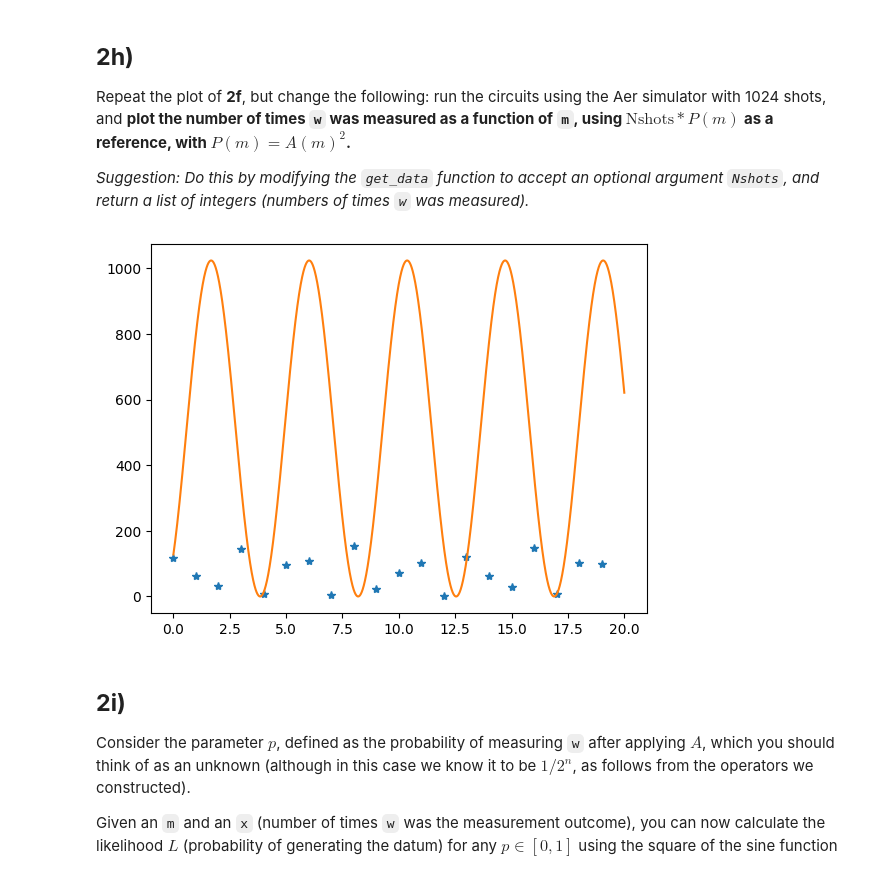
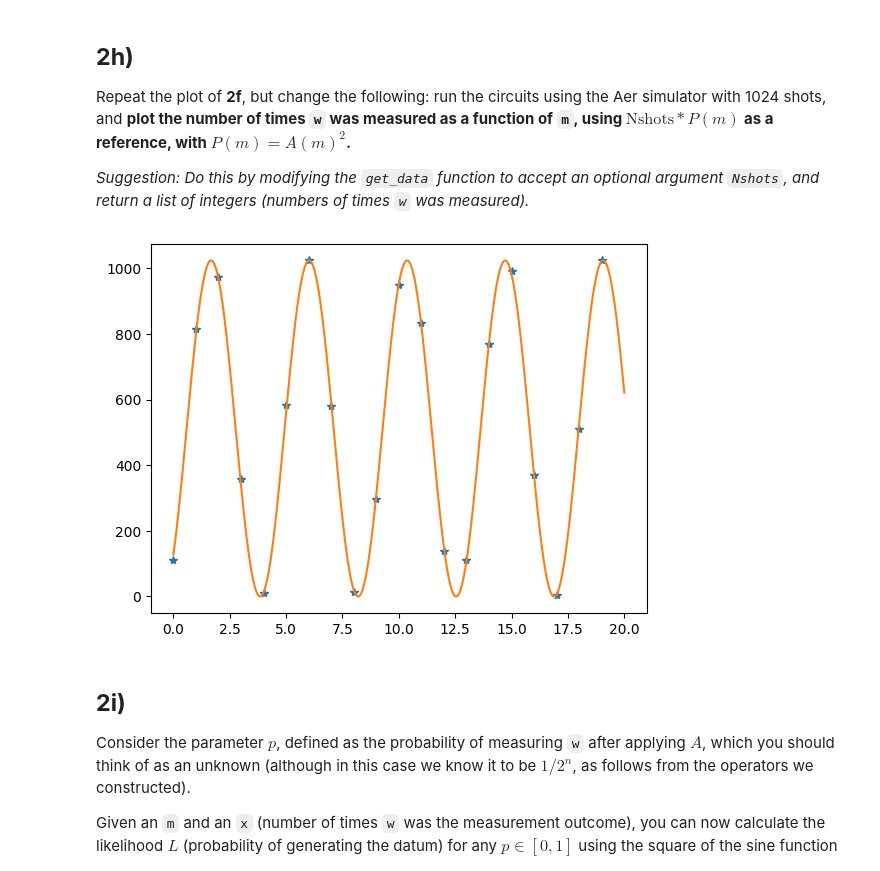
Before and after one commit to ezekielcochran/vtq-hackathon, a Jupyter notebook: qmace.ipynb, the cells around one changed output. Saved outputs shown, nothing was run; the diff lists cells and outputs as text; code cells hidden in the pictures.

```diff
--- a/qmace.ipynb
+++ b/qmace.ipynb
@@ -184,10 +191,10 @@ Consider the state `w='010101...'` (alternating between 0 and 1) for arbitrary l
 # %%
 QUBIT_COUNT = 3
 qc = QuantumCircuit(QUBIT_COUNT, 0)
-qc.x(range(0, QUBIT_COUNT, 2))
+qc.x(range((QUBIT_COUNT + 1)% 2, QUBIT_COUNT, 2))
 cz_gate = qulib.ZGate().control(QUBIT_COUNT - 1)
 qc.append(cz_gate, list(range(QUBIT_COUNT)))
-qc.x(range(0, QUBIT_COUNT, 2))
+qc.x(range((QUBIT_COUNT + 1)% 2, QUBIT_COUNT, 2))
 w_reflection = qi.Operator(qc)
 qc.draw("mpl")
 # %% [output]
@@ -273,57 +297,44 @@ Repeat the plot of **2f**, but change the following: run the circuits using the
 
 _Suggestion: Do this by modifying the `get_data` function to accept an optional argument `Nshots`, and return a list of integers (numbers of times `w` was measured)._
 # %%
-def sequential_reflection(a_gate, oracle_operator, m: int):
-    # Define an operator that applies the oracle (reflects over the 0 state) and then applies A
-    qc = QuantumCircuit(QUBIT_COUNT, 0)
-    qc.append(oracle_operator, range(QUBIT_COUNT))
-    qc.append(a_gate, range(QUBIT_COUNT))
-    oracle_a_operator = qi.Operator(qc)
-
-    result = QuantumCircuit(QUBIT_COUNT, QUBIT_COUNT)
-    result.append(a_gate, range(QUBIT_COUNT))
-    for i in range(m):
-        result.append(oracle_a_operator, range(QUBIT_COUNT))
-    return result
+# We redefine the get_data function, adding measurements and counting samples instead of tracking amplitudes
+w_string = "01" * (QUBIT_COUNT // 2)
+if QUBIT_COUNT % 2 == 1:
+    w_string += "0"
 
 from qiskit_aer import AerSimulator
 backend = AerSimulator()
 
 def get_data(A, oracle, ms, Nshots: int = 1024):
     result = []
     for m in ms:
         qc = sequential_reflection(A, oracle, m)
-        for qbit in range(QUBIT_COUNT):
-            qc.measure(qbit, qbit)
+        for qubit in range(QUBIT_COUNT):
+            qc.measure(qubit, qubit)
         qc_compiled = transpile(qc, backend)
-        job_sim = backend.run(qc_compiled, shots=Nshots)
-        job_result = job_sim.result()
-        counts = job_result.get_counts()
+        job_sim = backend.run(qc_compiled, shots = Nshots)
+        result_sim = job_sim.result()
+        counts = result_sim.get_counts(qc_compiled)
         try:
-            result.append(counts['010'])
+            result.append(counts[w_string])
         except KeyError:
             result.append(0)
+
     return result
 
 m_values = list(range(20))
 amplitude_values = get_data(a_gate, w_reflection, m_values)
-amplitude_values_old = get_data_old(a_gate, w_reflection, m_values)
 
 import matplotlib.pyplot as plt
 import numpy as np
 plt.plot(m_values, np.real(amplitude_values), "*")
 
-# Add a reference curve: Nshots * A^2(m)
-smooth_m_values = np.arange(0, 20, 0.001)
-p_true = 1.0 / 2**QUBIT_COUNT
-y_values = np.sin((2 * smooth_m_values + 1) * np.arcsin(np.sqrt(p_true)))
-y_values = [1024 * x**2 for x in y_values]
-plt.plot(smooth_m_values, y_values)
+probabilities = [1024 * x**2 for x in y_values]
+plt.plot(smooth_m_values, probabilities)
+
 plt.show()
-
-# TODO come back and check if these points should match the curve better... why are we plotting amplitudes and not probabilities?
 # %% [output]
-[figure, old version]
+[figure, new version]
 # %% [markdown]
 ## **2i)**
 
```
Also changed, not shown: parts of 5 cells of this notebook.
